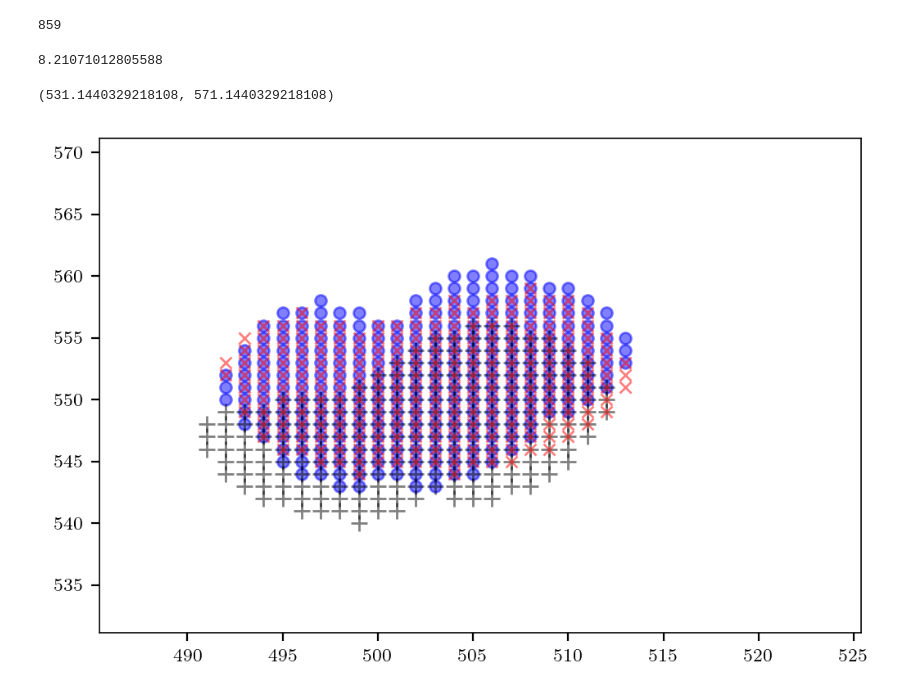
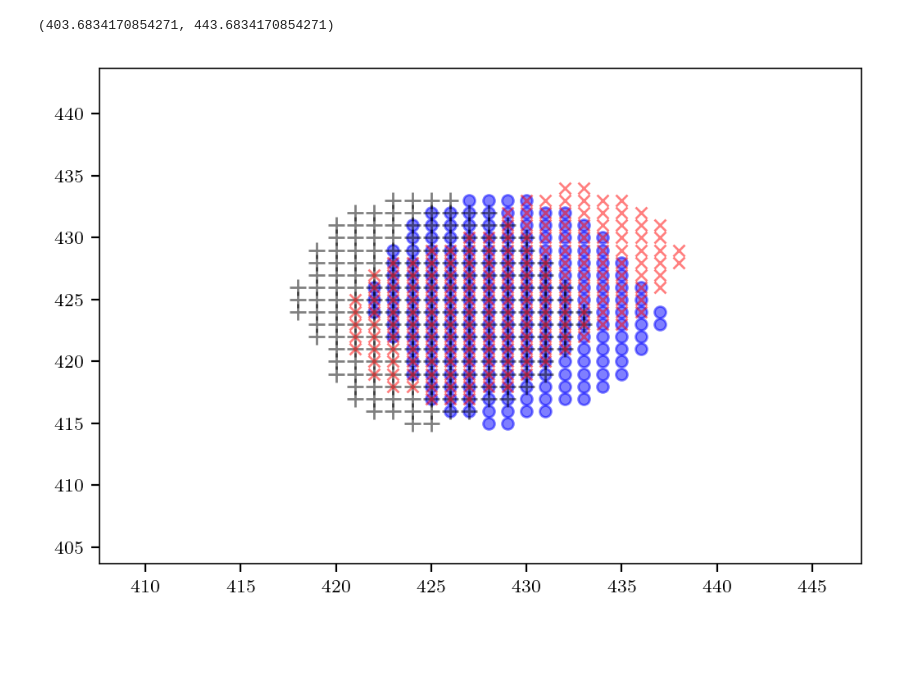
Before and after one commit to KillianBrennan/cell_tracker, a Jupyter notebook: check_output.ipynb, the cells around one changed output. Drawn from its saved outputs; the diff is of its cells as text; code cells hidden in the pictures; blank space fills up the shorter version.

```diff
--- a/check_output.ipynb
+++ b/check_output.ipynb
@@ -71,20 +78,12 @@ plt.axis('equal')
-# %%
-len(cells)
-# %% [output]
-859
-# %%
-np.mean([len(cell.mass_center_x) for cell in cells])
-# %% [output]
-8.21071012805588
 # %%
-cell = filtered[7]
+cell = cells[11]
 pad = 20
-t = 22
-plt.plot(cell.search_field[t-1][:,1], cell.search_field[t-1][:,0], 'bo', alpha=0.5, markersize=5)
+t = 10
+plt.plot(cell.search_field[t][:,1], cell.search_field[t][:,0], 'bo', alpha=0.5, markersize=5)
 plt.plot(cell.field[t-1][:,1], cell.field[t-1][:,0], 'k+', alpha=0.5, markersize=7)
 plt.plot(cell.field[t][:,1], cell.field[t][:,0], 'rx', alpha=0.5, markersize=5)
 plt.xlim(cell.mass_center_y[t]-pad, cell.mass_center_y[t]+pad)
 plt.ylim(cell.mass_center_x[t]-pad, cell.mass_center_x[t]+pad)
 # %% [output]
-(531.1440329218108, 571.1440329218108)
+(403.6834170854271, 443.6834170854271)
-[figure, old version]
+[figure, new version]
```
Also changed, not shown: parts of 7 cells of this notebook, 1 other file.
